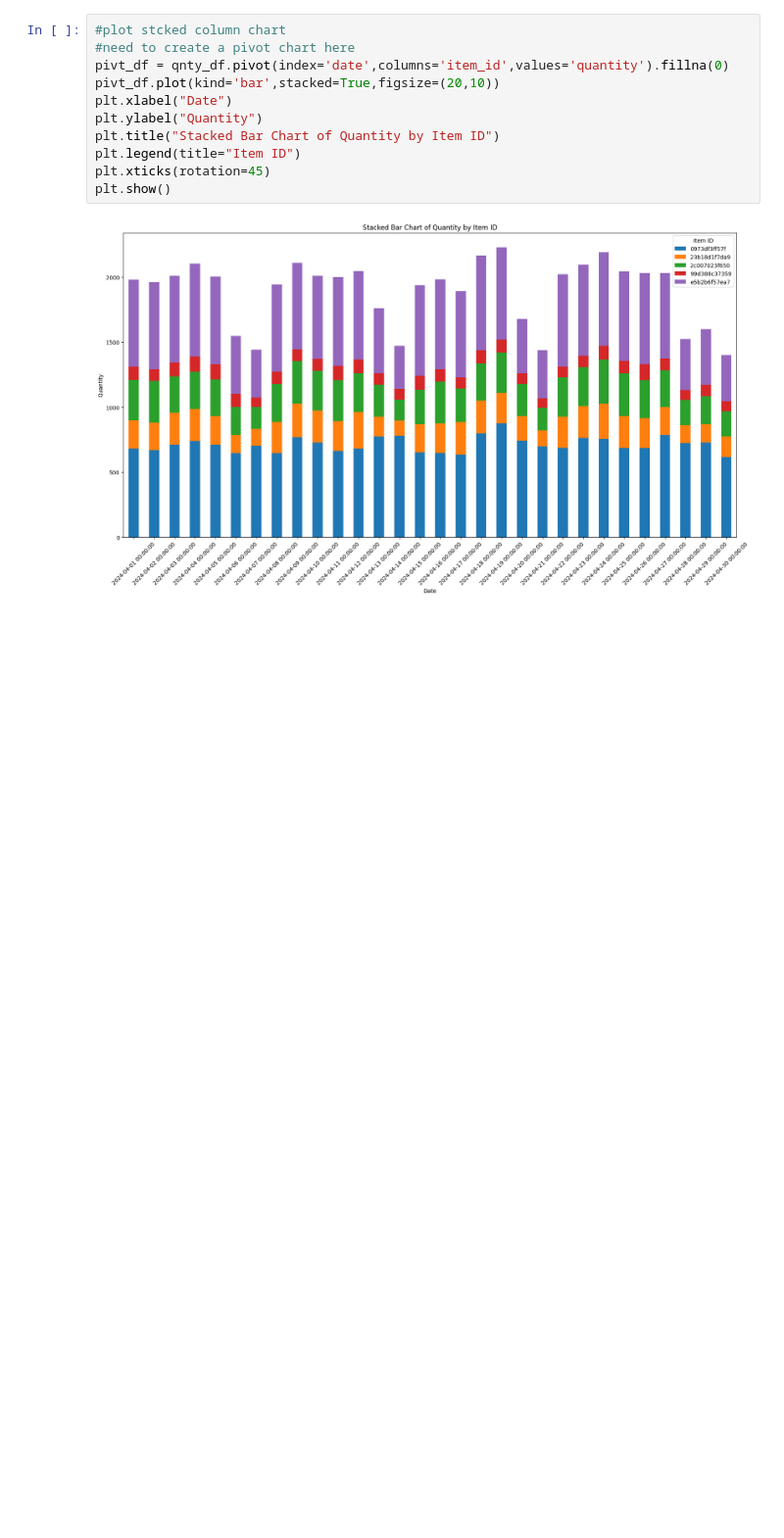
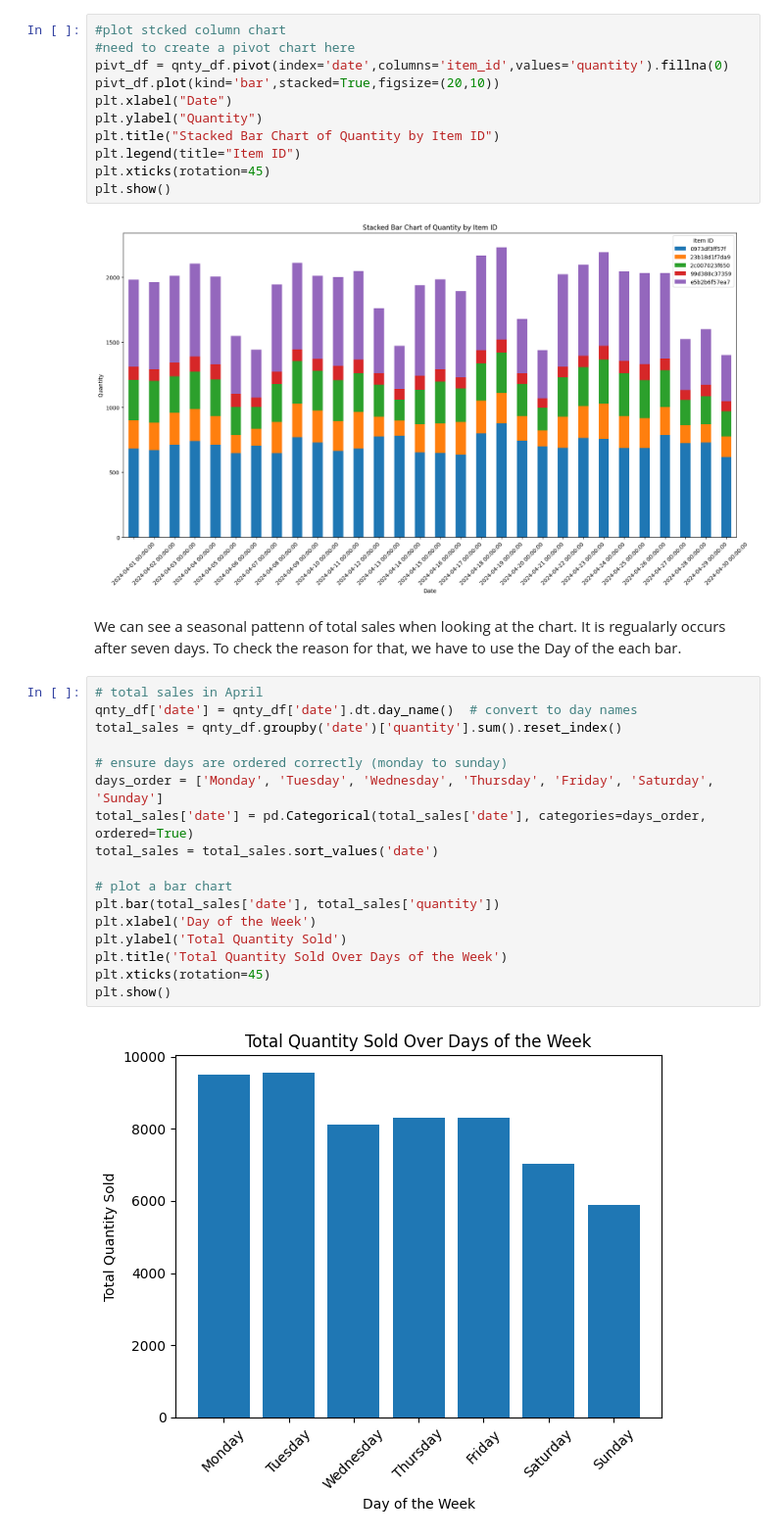
Before and after one commit to Nipuna-Tennakoon/sales-data-analysis, a Jupyter notebook: eda-visualization.ipynb, the cells around one changed output. Shown at 98% size. Cells and saved outputs as stored; diff of their text form; blank space fills up the shorter version.

```diff
--- a/eda-visualization.ipynb
+++ b/eda-visualization.ipynb
@@ -325,3 +325,24 @@ plt.xticks(rotation=45)
 plt.show()
 # %% [output]
 [figure]
+# %% [markdown]
+We can see a seasonal pattenn of total sales when looking at the chart. It is regualarly occurs after seven days. To check the reason for that, we have to use the Day of the each bar.
+# %%
+# total sales in April
+qnty_df['date'] = qnty_df['date'].dt.day_name()  # convert to day names
+total_sales = qnty_df.groupby('date')['quantity'].sum().reset_index()
+
+# ensure days are ordered correctly (monday to sunday)
+days_order = ['Monday', 'Tuesday', 'Wednesday', 'Thursday', 'Friday', 'Saturday', 'Sunday']
+total_sales['date'] = pd.Categorical(total_sales['date'], categories=days_order, ordered=True)
+total_sales = total_sales.sort_values('date')
+
+# plot a bar chart
+plt.bar(total_sales['date'], total_sales['quantity'])
+plt.xlabel('Day of the Week')
+plt.ylabel('Total Quantity Sold')
+plt.title('Total Quantity Sold Over Days of the Week')
+plt.xticks(rotation=45)
+plt.show()
+# %% [output]
+[figure, added]
```
Also changed, not shown: parts of 1 cell of this notebook, 1 other file.
